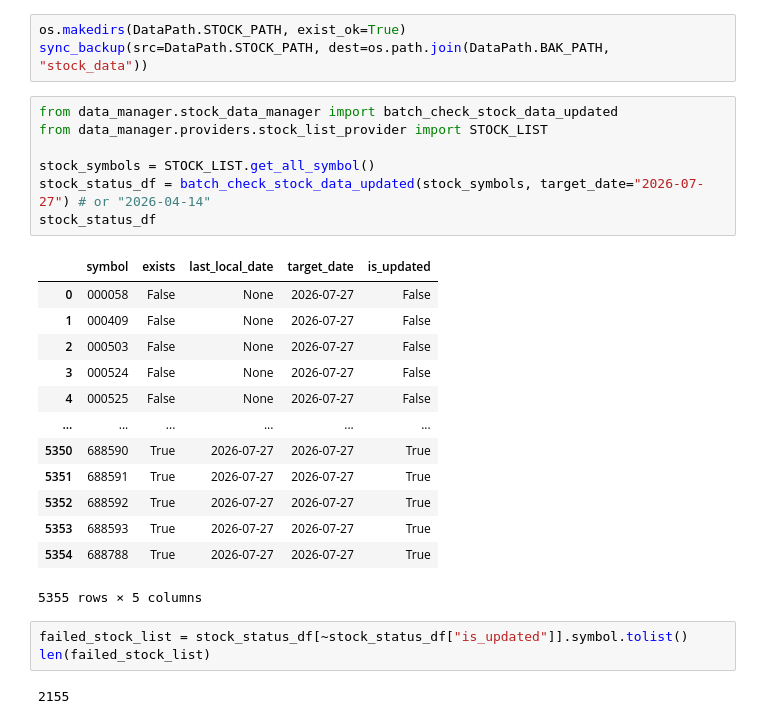
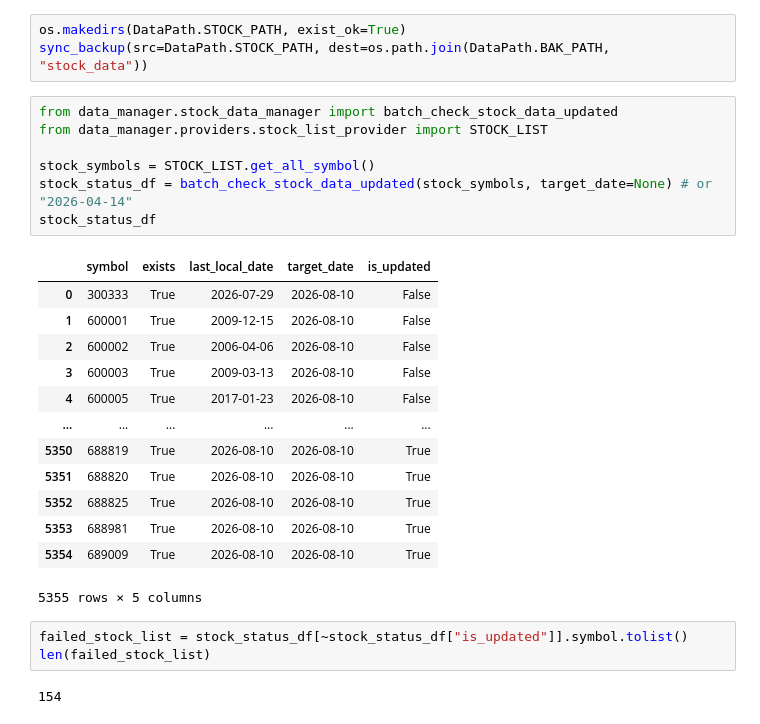
Before and after one commit to WuYingge/free-ladder, a Jupyter notebook: notebooks/dailyUpdate.ipynb, the cells around one changed output. Cells and saved outputs as stored; diff of their text form.

```diff
--- a/notebooks/dailyUpdate.ipynb
+++ b/notebooks/dailyUpdate.ipynb
@@ -137,29 +141,29 @@ sync_backup(src=DataPath.STOCK_PATH, dest=os.path.join(DataPath.BAK_PATH, "stock
 # %%
 from data_manager.stock_data_manager import batch_check_stock_data_updated
 from data_manager.providers.stock_list_provider import STOCK_LIST
 
 stock_symbols = STOCK_LIST.get_all_symbol()
-stock_status_df = batch_check_stock_data_updated(stock_symbols, target_date="2026-07-27") # or "2026-04-14"
+stock_status_df = batch_check_stock_data_updated(stock_symbols, target_date=None) # or "2026-04-14"
 stock_status_df
 # %% [output]
 |  | symbol | exists | last_local_date | target_date | is_updated |
-| 0 | 000058 | False | None | 2026-07-27 | False |
-| 1 | 000409 | False | None | 2026-07-27 | False |
-| 2 | 000503 | False | None | 2026-07-27 | False |
-| 3 | 000524 | False | None | 2026-07-27 | False |
-| 4 | 000525 | False | None | 2026-07-27 | False |
+| 0 | 300333 | True | 2026-07-29 | 2026-08-10 | False |
+| 1 | 600001 | True | 2009-12-15 | 2026-08-10 | False |
+| 2 | 600002 | True | 2006-04-06 | 2026-08-10 | False |
+| 3 | 600003 | True | 2009-03-13 | 2026-08-10 | False |
+| 4 | 600005 | True | 2017-01-23 | 2026-08-10 | False |
 | ... | ... | ... | ... | ... | ... |
-| 5350 | 688590 | True | 2026-07-27 | 2026-07-27 | True |
-| 5351 | 688591 | True | 2026-07-27 | 2026-07-27 | True |
-| 5352 | 688592 | True | 2026-07-27 | 2026-07-27 | True |
-| 5353 | 688593 | True | 2026-07-27 | 2026-07-27 | True |
-| 5354 | 688788 | True | 2026-07-27 | 2026-07-27 | True |
+| 5350 | 688819 | True | 2026-08-10 | 2026-08-10 | True |
+| 5351 | 688820 | True | 2026-08-10 | 2026-08-10 | True |
+| 5352 | 688825 | True | 2026-08-10 | 2026-08-10 | True |
+| 5353 | 688981 | True | 2026-08-10 | 2026-08-10 | True |
+| 5354 | 689009 | True | 2026-08-10 | 2026-08-10 | True |
 5355 rows × 5 columns
 # %%
 failed_stock_list = stock_status_df[~stock_status_df["is_updated"]].symbol.tolist()
 len(failed_stock_list)
 # %% [output]
-2155
+154
 # %%
 update_stock_data(failed_stock_list)
 # %% [output]
```
Also changed, not shown: parts of 4 cells of this notebook, 9 other files.
